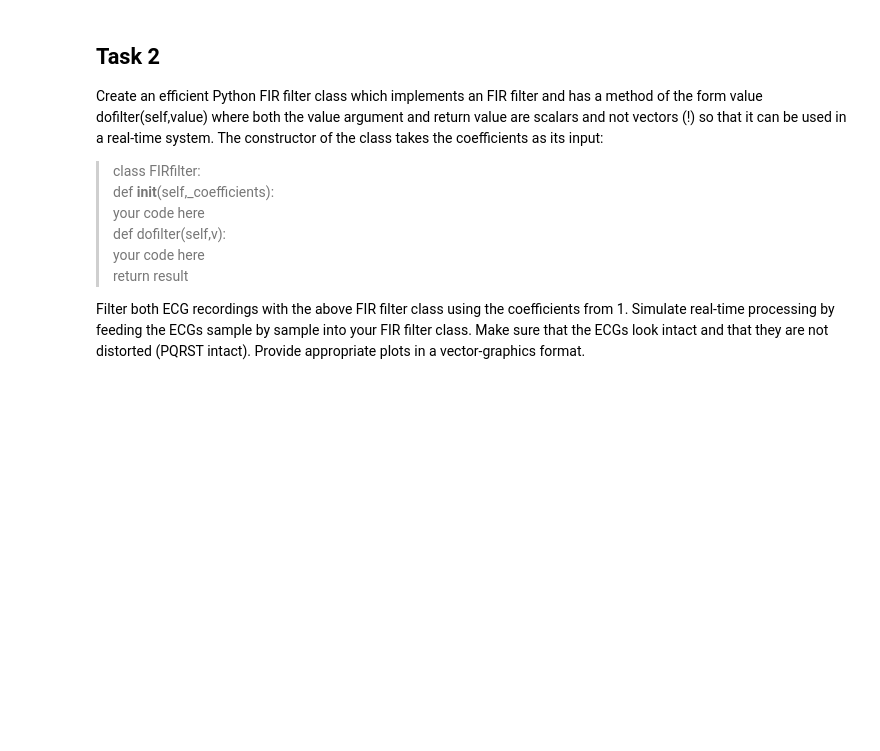
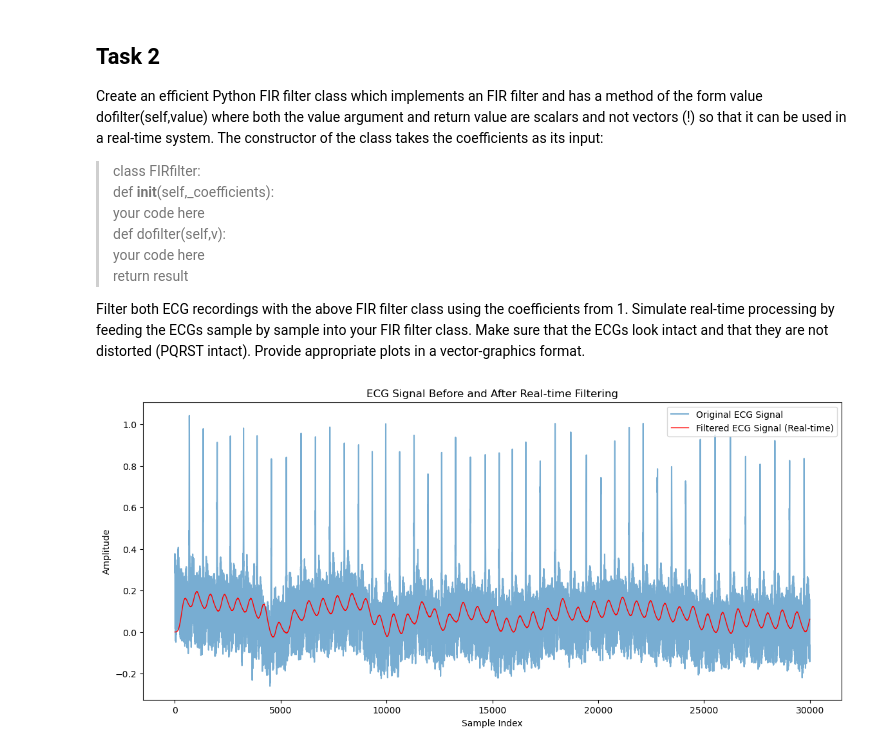
Before and after one commit to aurora0543/FIR_Lab, a Jupyter notebook: FIR.ipynb, the cells around one changed output. Cells and saved outputs as stored; diff of their text form; code cells hidden in the pictures; blank space fills up the shorter version.

Commit message:
Refactor FIR filter implementation for improved performance and readability

```diff
--- a/FIR.ipynb
+++ b/FIR.ipynb
@@ -63,48 +63,37 @@ def load_ecg_signal(filename, sampling_rate):
         return ecg_signal
     except ValueError:
         print('Error: Could not load file as text')
         return None
 
-
-# def apply_filter(ecg_signal, sampling_rate):
-#     fir_coeffs = combined_highpass_bandstop_fir(sampling_rate)  # Generate the FIR filter coefficients
-#     filtered_ecg_signal = np.convolve(ecg_signal, fir_coeffs, mode='same') # Apply the filter using convolution
-
-#     return filtered_ecg_signal
-
-# # Load ECG signal data from file
-# ecg_signal = load_ecg_signal(filename, sampling_rate)
-
-# # Apply the combined filter
-# filtered_ecg_signal = apply_filter(ecg_signal, sampling_rate)
-
+# Load ECG signal data from file
+ecg_signal = load_ecg_signal(path, sampling_rate)
 
 class FIRfilter:
     def __init__(self, coefficients):
         self.coefficients = coefficients
         self.buffer = np.zeros(len(coefficients))
 
     def dofilter(self, value):
         self.buffer = np.roll(self.buffer, -1)
         self.buffer[-1] = value
         result = np.dot(self.coefficients, self.buffer)
         return result
 
-# Create FIR filter coefficients using the function from Task 1
-fir_coeffs = combined_highpass_bandstop_fir(sampling_rate)
 
-# Initialize FIR filter with the coefficients
-fir_filter = FIRfilter(fir_coeffs)
+fir_coeffs = combined_highpass_bandstop_fir(sampling_rate) # Create FIR filter coefficients
+FIR_filter = FIRfilter(fir_coeffs) # Initialize FIR filter with the coefficients
 
 # Simulate real-time processing by filtering the ECG signal sample by sample
-filtered_ecg_signal_realtime = np.array([fir_filter.dofilter(sample) for sample in ecg_signal])
+filtered_ecg_signal_realtime = np.array([FIR_filter.dofilter(sample) for sample in ecg_signal])
 
 # Plot the original and filtered signals
 plt.figure(figsize=(14, 6))
 plt.plot(ecg_signal, label='Original ECG Signal', alpha=0.6)
 plt.plot(filtered_ecg_signal_realtime, label='Filtered ECG Signal (Real-time)', color='red', linewidth=1)
 plt.legend()
 plt.title('ECG Signal Before and After Real-time Filtering')
 plt.xlabel('Sample Index')
 plt.ylabel('Amplitude')
 plt.show()
+# %% [output]
+[figure, added]
```
